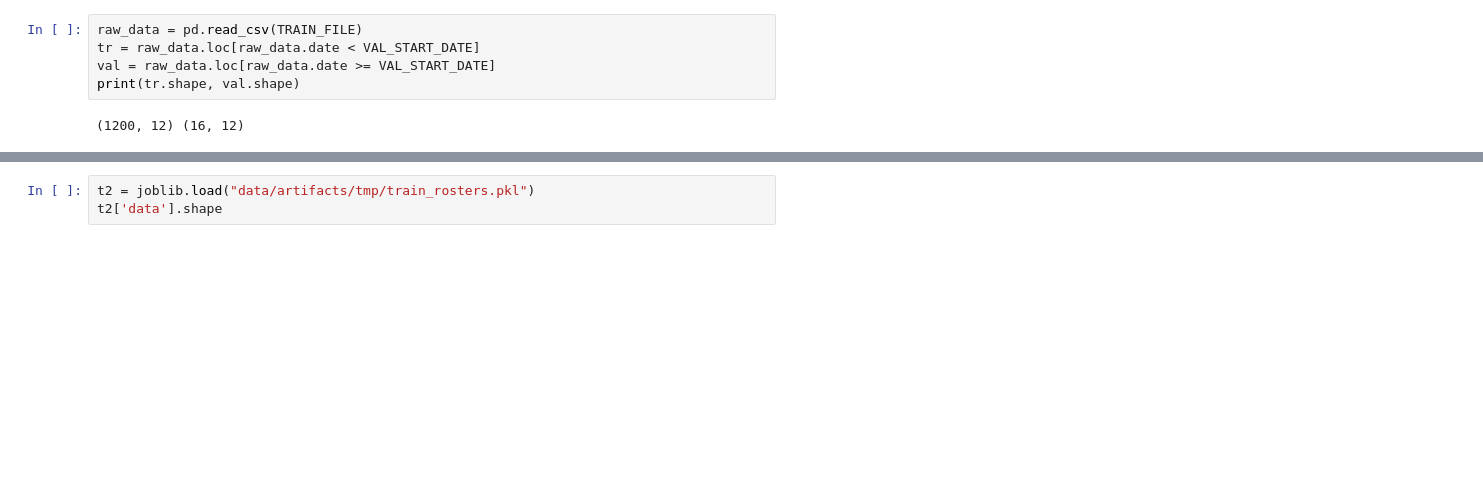
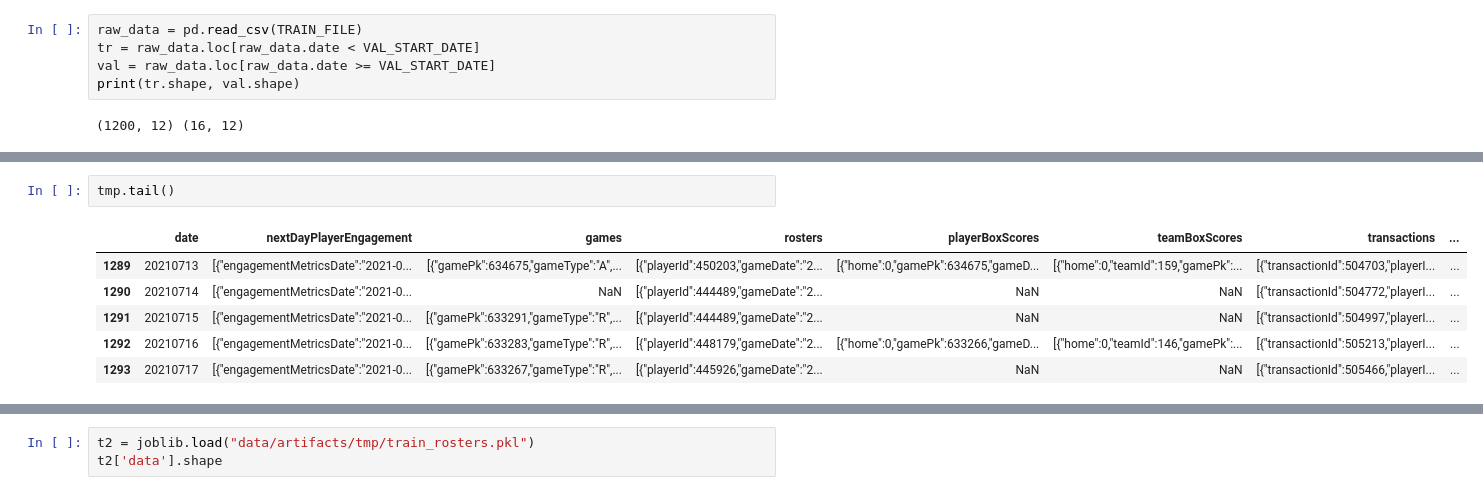
Before and after one commit to mohsinkhn/kaggle_mlb, a Jupyter notebook: 1_DataPreparation.ipynb, the cells around one changed output, grey strips where cells are left out. Saved outputs shown, nothing was run; the diff lists cells and outputs as text; blank space fills up the shorter version.

```diff
--- a/1_DataPreparation.ipynb
+++ b/1_DataPreparation.ipynb
@@ -202,0 +899,9 @@ Updating data, Saving ...
+# %%
+tmp.tail()
+# %% [output]
+|  | date | nextDayPlayerEngagement | games | rosters | playerBoxScores | teamBoxScores | transactions | ... |
+| 1289 | 20210713 | [{"engagementMetricsDate":"2021-0... | [{"gamePk":634675,"gameType":"A",... | [{"playerId":450203,"gameDate":"2... | [{"home":0,"gamePk":634675,"gameD... | [{"home":0,"teamId":159,"gamePk":... | [{"transactionId":504703,"playerI... | ... |
+| 1290 | 20210714 | [{"engagementMetricsDate":"2021-0... | NaN | [{"playerId":444489,"gameDate":"2... | NaN | NaN | [{"transactionId":504772,"playerI... | ... |
+| 1291 | 20210715 | [{"engagementMetricsDate":"2021-0... | [{"gamePk":633291,"gameType":"R",... | [{"playerId":444489,"gameDate":"2... | NaN | NaN | [{"transactionId":504997,"playerI... | ... |
+| 1292 | 20210716 | [{"engagementMetricsDate":"2021-0... | [{"gamePk":633283,"gameType":"R",... | [{"playerId":448179,"gameDate":"2... | [{"home":0,"gamePk":633266,"gameD... | [{"home":0,"teamId":146,"gamePk":... | [{"transactionId":505213,"playerI... | ... |
+| 1293 | 20210717 | [{"engagementMetricsDate":"2021-0... | [{"gamePk":633267,"gameType":"R",... | [{"playerId":445926,"gameDate":"2... | NaN | NaN | [{"transactionId":505466,"playerI... | ... |
```
Also changed, not shown: parts of 41 cells of this notebook, 5 other files.
